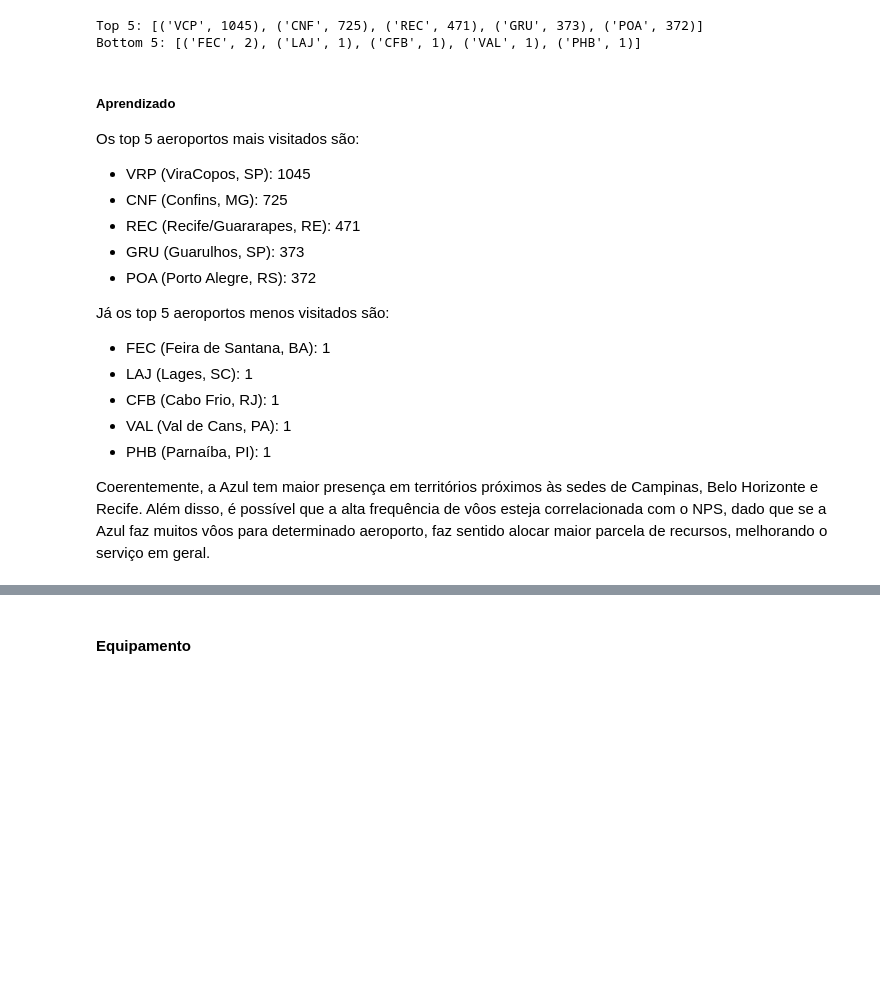
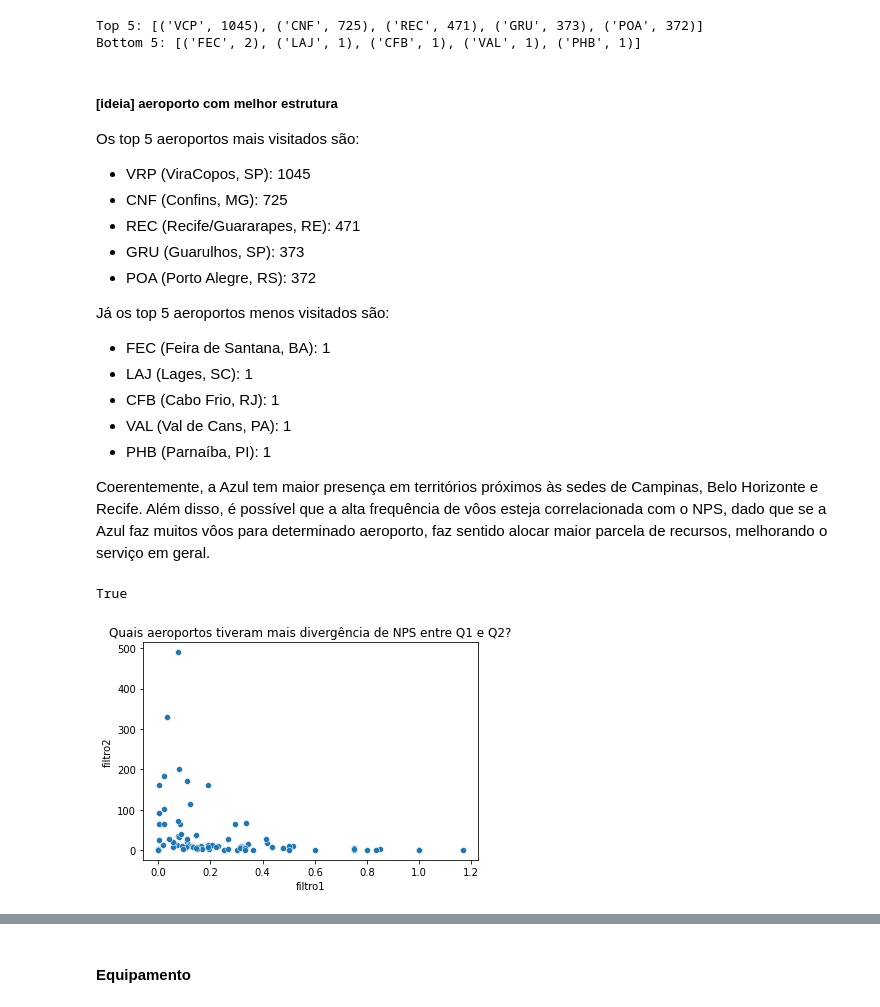
Before and after one commit to rknagao/azul, a Jupyter notebook: notebook.ipynb, the cells around one changed output, grey strips where cells are left out. Saved outputs shown, nothing was run; the diff lists cells and outputs as text; code cells hidden in the pictures; blank space fills up the shorter version.

Commit message:
an[alise de aeroporto

```diff
--- a/notebook.ipynb
+++ b/notebook.ipynb
@@ -306,7 +363,7 @@ print(f"Bottom 5: {ranking_airports[-5:]}")
 Top 5: [('VCP', 1045), ('CNF', 725), ('REC', 471), ('GRU', 373), ('POA', 372)]
 Bottom 5: [('FEC', 2), ('LAJ', 1), ('CFB', 1), ('VAL', 1), ('PHB', 1)]
 # %% [markdown]
-##### Aprendizado
+##### [ideia] aeroporto com melhor estrutura
 
 Os top 5 aeroportos mais visitados são:
 - VRP (ViraCopos, SP): 1045
@@ -323,3 +380,49 @@ Já os top 5 aeroportos menos visitados são:
 - PHB (Parnaíba, PI): 1
 
 Coerentemente, a Azul tem maior presença em territórios próximos às sedes de Campinas, Belo Horizonte e Recife. Além disso, é possível que a alta frequência de vôos esteja correlacionada com o NPS, dado que se a Azul faz muitos vôos para determinado aeroporto, faz sentido alocar maior parcela de recursos, melhorando o serviço em geral.
+# %%
+df_nps['perfil_Nota_Principal'].value_counts()
+a = {}
+a['b']={'c':1, 'd':2}
+#a['b']['c'] += 10
+'b' not in a.keys()
+'REC' not in dict_airport_nps
+# %% [output]
+True
+# %%
+# Quais são os aeroportos que tiverma mais notas promotoras/neutras/detratoras?
+dict_airport_nps_q1 = {}
+dict_airport_nps_q2 = {}
+
+for index, row in df_nps.iterrows():
+    if (row['periodo'] == 'q1'):
+        for i in row['list_airport']:
+            if (i not in dict_airport_nps_q1.keys()):
+                dict_airport_nps_q1[i] = {'promotor': 0, 'neutro': 0, 'detrator':0, 'total_q1':0}
+            dict_airport_nps_q1[i][row['perfil_Nota_Principal']] += 1
+            dict_airport_nps_q1[i]['total_q1'] += 1
+    else:
+        for i in row['list_airport']:
+            if (i not in dict_airport_nps_q2.keys()):
+                dict_airport_nps_q2[i] = {'promotor': 0, 'neutro': 0, 'detrator':0, 'total_q2':0}
+            dict_airport_nps_q2[i][row['perfil_Nota_Principal']] += 1
+            dict_airport_nps_q2[i]['total_q2'] += 1
+# %%
+# Unificar os dados organizados em dicionários acima e compará-los.
+df_nps_air_q1 = pd.DataFrame(dict_airport_nps_q1).T.reset_index()
+df_nps_air_q1['nps_q1'] = (df_nps_air_q1['promotor'] - df_nps_air_q1['detrator'])/df_nps_air_q1['total_q1']
+
+df_nps_air_q2 = pd.DataFrame(dict_airport_nps_q2).T.reset_index()
+df_nps_air_q2['nps_q2'] = (df_nps_air_q2['promotor'] - df_nps_air_q2['detrator'])/df_nps_air_q2['total_q2']
+
+df = pd.merge(df_nps_air_q1, df_nps_air_q2[['index', 'total_q2', 'nps_q2']], on='index', how='outer')
+
+# Criar filtros que indiquem quais casos são mais divergentes.
+df['filtro1'] = np.abs(df['nps_q1'] - df['nps_q2'])
+df['filtro2'] = df[['total_q1', 'total_q2']].min(axis=1)
+
+fig = sns.scatterplot(data=df, x='filtro1', y='filtro2')
+fig.set(title='Quais aeroportos tiveram mais divergência de NPS entre Q1 e Q2?')
+plt.show()
+# %% [output]
+[figure, added]
```
Also changed, not shown: parts of 59 cells of this notebook, 1 other file.
